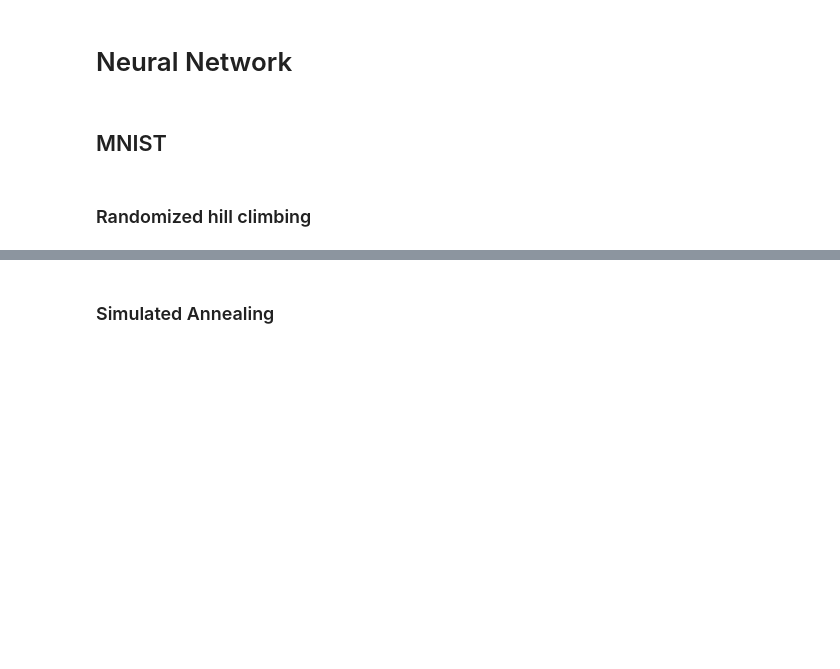
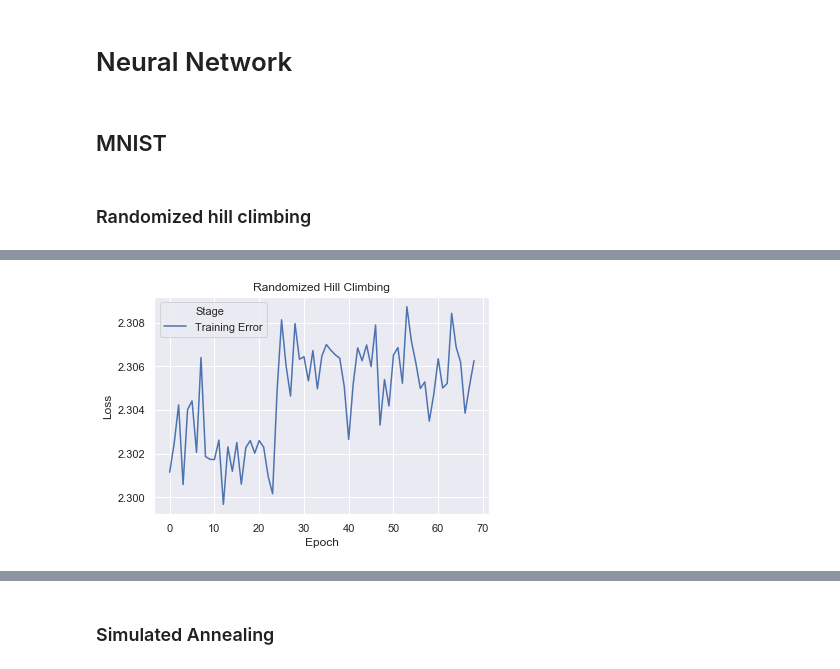
Before and after one commit to mkecera/cs7641-randomized-optimization, a Jupyter notebook: assignment2.ipynb, the cells around one changed output, grey strips where cells are left out. Cells and saved outputs as stored; diff of their text form; code cells hidden in the pictures; blank space fills up the shorter version.

```diff
--- a/assignment2.ipynb
+++ b/assignment2.ipynb
@@ -170,7 +170,7 @@ sns_plot.get_figure().savefig(save_path + "4p_ga_hyperparam-time.png", dpi=100)
 ### MIMIC
 # %%
 pop_size = list(np.geomspace(50, 500, 8))
-keep_pct = list(np.linspace(0.1, 0.4, 8))
+max_iter = list(np.geomspace(50, 2000, 8))
 pop_size = [int(x) for x in pop_size]
-keep_pct = [round(x, 2) for x in keep_pct]
+max_iter = [int(x) for x in max_iter]
 # %%
@@ -638,7 +602,7 @@ def trainNN_randomized_hill_climbing(model, stdev, restarts, max_iter):
 
         print(
             'Restarted: ' + str(restarted),
-            'Iteration: ' + str(iteration),
+            'Iterations w/o improvement: ' + str(iteration),
             'Previous loss: ' + str(round(previous_loss, 3)),
             'Current loss: ' + str(round(current_loss, 3)),
             'Best loss: ' + str(round(best_loss_across, 3))
@@ -699,4 +663,4 @@ def trainNN_randomized_hill_climbing(model, stdev, restarts, max_iter):
 
     return lossData, accData, runTime
 # %%
-lossDataBaseline, accDataBaseline, runtime = trainNN_randomized_hill_climbing(model, 0.001, 10, 500)
+lossDataBaseline, accDataBaseline, runtime = trainNN_randomized_hill_climbing(model, 0.001, 20, 5000)
@@ -708,21 +687,23 @@ lossDataBaseline = pd.DataFrame.from_records(lossDataBaseline, columns=["Epoch",
 # %%
 # vizualize train and test error across iterations
 sns.set(
     style="darkgrid"
     )
 
 # sns.lineplot(
 #     x="Epoch", y="Loss",
 #     hue="Stage",
 #     data=lossDataBaseline
 #     ).set_title('Baseline NN')
 
 sns_plot = sns.lineplot(
     x="Epoch", y="Loss",
     hue="Stage",
     data=lossDataBaseline
     ).set_title('Randomized Hill Climbing')
-# sns_plot.get_figure().savefig(save_path + "nn-randomized-hill.png", dpi=100)
+sns_plot.get_figure().savefig(save_path + "nn-randomized-hill.png", dpi=100)
+# %% [output]
+[figure, added]
 # %%
 testingLoss, correctCount, allCount = nnPredict(model, testloader, criterion)
 # %%
```
Also changed, not shown: parts of 44 cells of this notebook.
